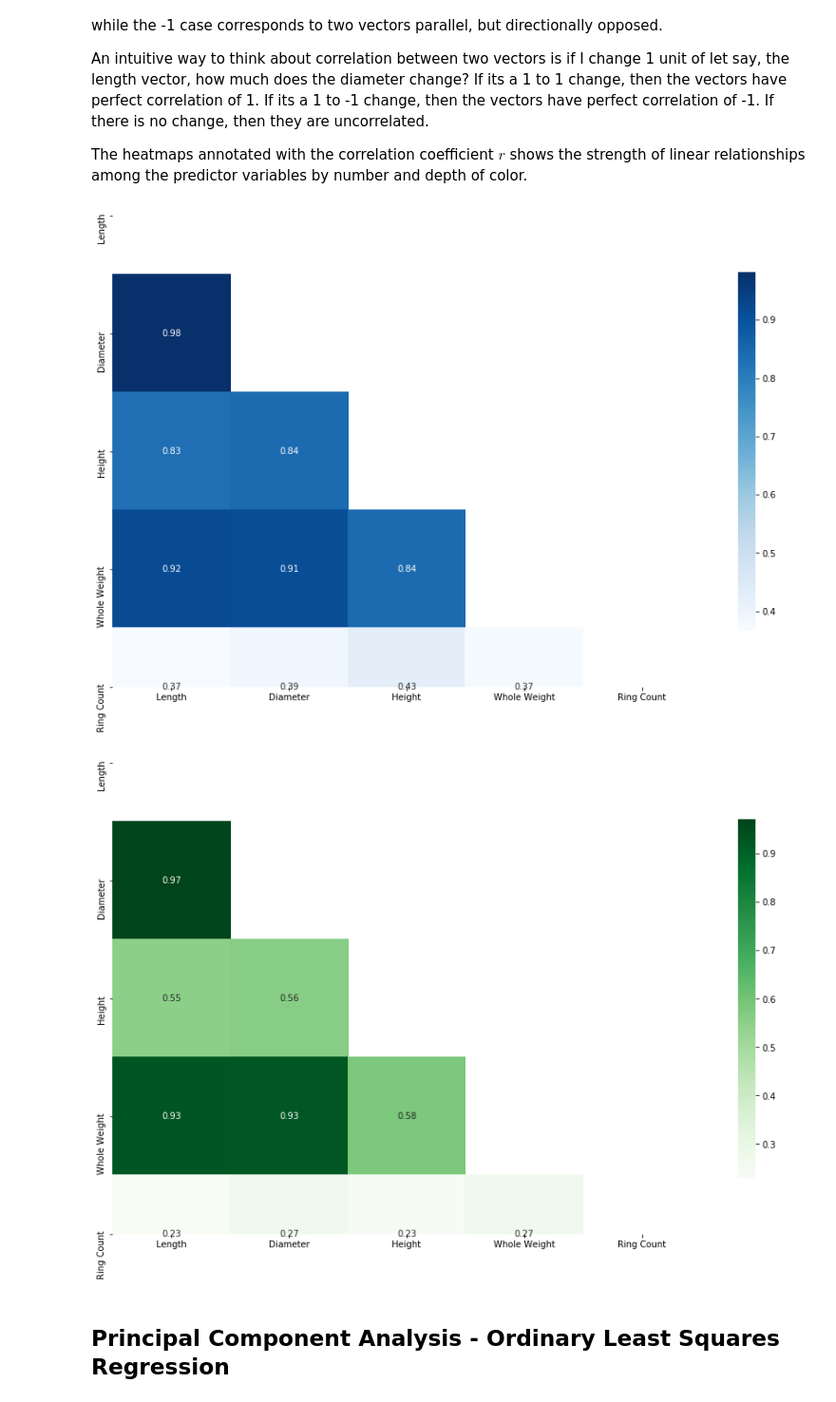
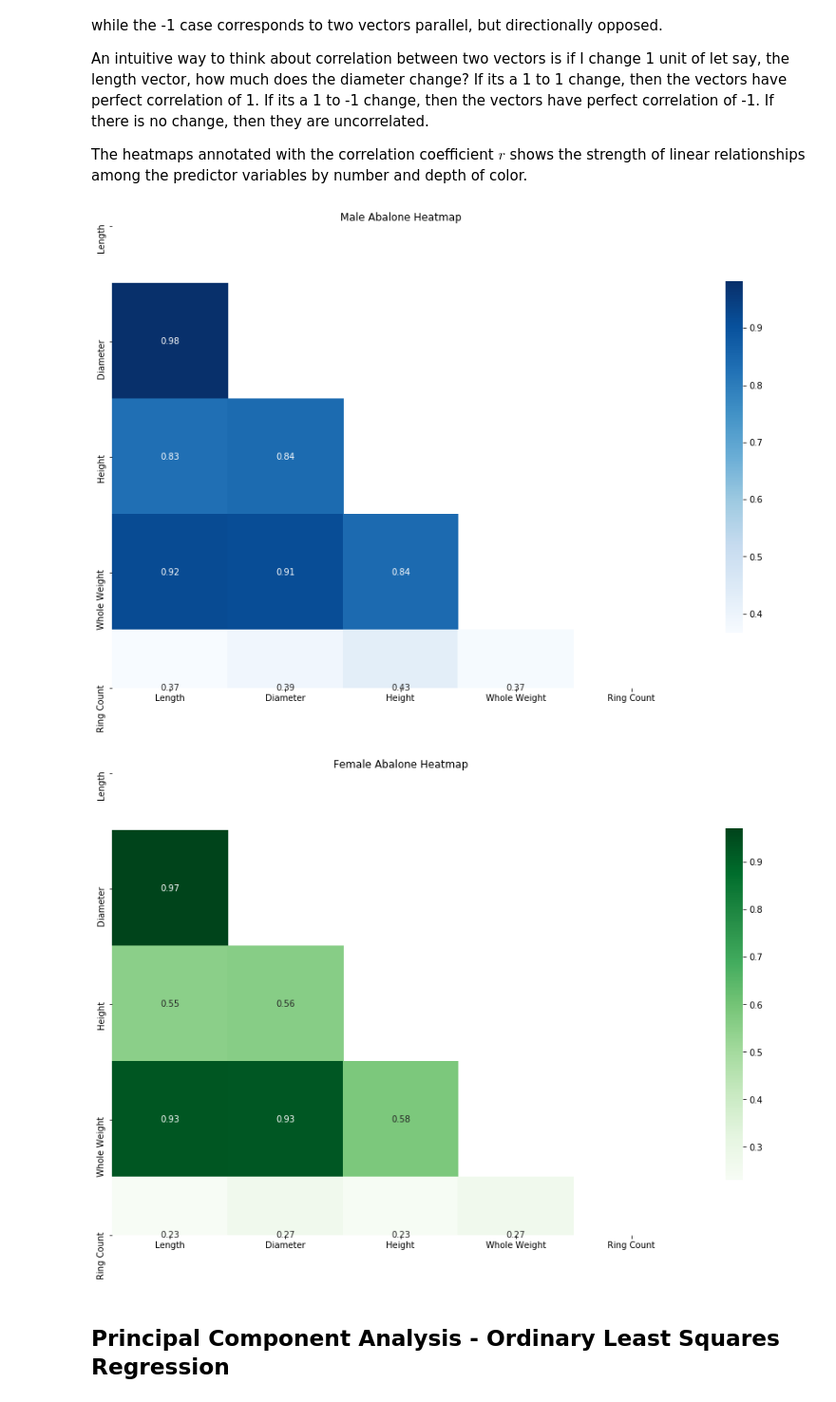
Before and after one commit to thokieu/Abalone-Regression, a Jupyter notebook: Workbook.ipynb, the cells around one changed output. Shown at 95% size. Drawn from its saved outputs; the diff is of its cells as text; code cells hidden in the pictures.

```diff
--- a/Workbook.ipynb
+++ b/Workbook.ipynb
@@ -444,21 +446,21 @@ mask_male = np.triu(np.ones_like(corr_male, dtype = bool))
 f, ax = plt.subplots(figsize = (15, 15))
 cmap = sns.diverging_palette(250, 15, as_cmap=True)
 
-sns.heatmap(corr_male, mask = mask_male, cmap = 'Blues', square = True, annot = True, cbar_kws = {"shrink": .5})
+sns.heatmap(corr_male, mask = mask_male, cmap = 'Blues', square = True, annot = True, cbar_kws = {"shrink": .5}).set_title('Male Abalone Heatmap')
 plt.show()
 # %% [output]
-[figure, old version]
+[figure, new version]
 # %%
 corr_female = Aba_data_female.corr()
 mask_female = np.triu(np.ones_like(corr_male, dtype = bool))
 
 f, ax = plt.subplots(figsize=(15, 15))
 cmap = sns.diverging_palette(250, 15, as_cmap=True)
 
-sns.heatmap(corr_female, mask = mask_female, cmap = 'Greens', square = True, annot = True, cbar_kws = {"shrink": .5})
+sns.heatmap(corr_female, mask = mask_female, cmap = 'Greens', square = True, annot = True, cbar_kws = {"shrink": .5}).set_title('Female Abalone Heatmap')
 plt.show()
 # %% [output]
-[figure, old version]
+[figure, new version]
 # %% [markdown]
 ## Principal Component Analysis - Ordinary Least Squares Regression
 # %% [markdown]
```
Also changed, not shown: parts of 20 cells of this notebook.
